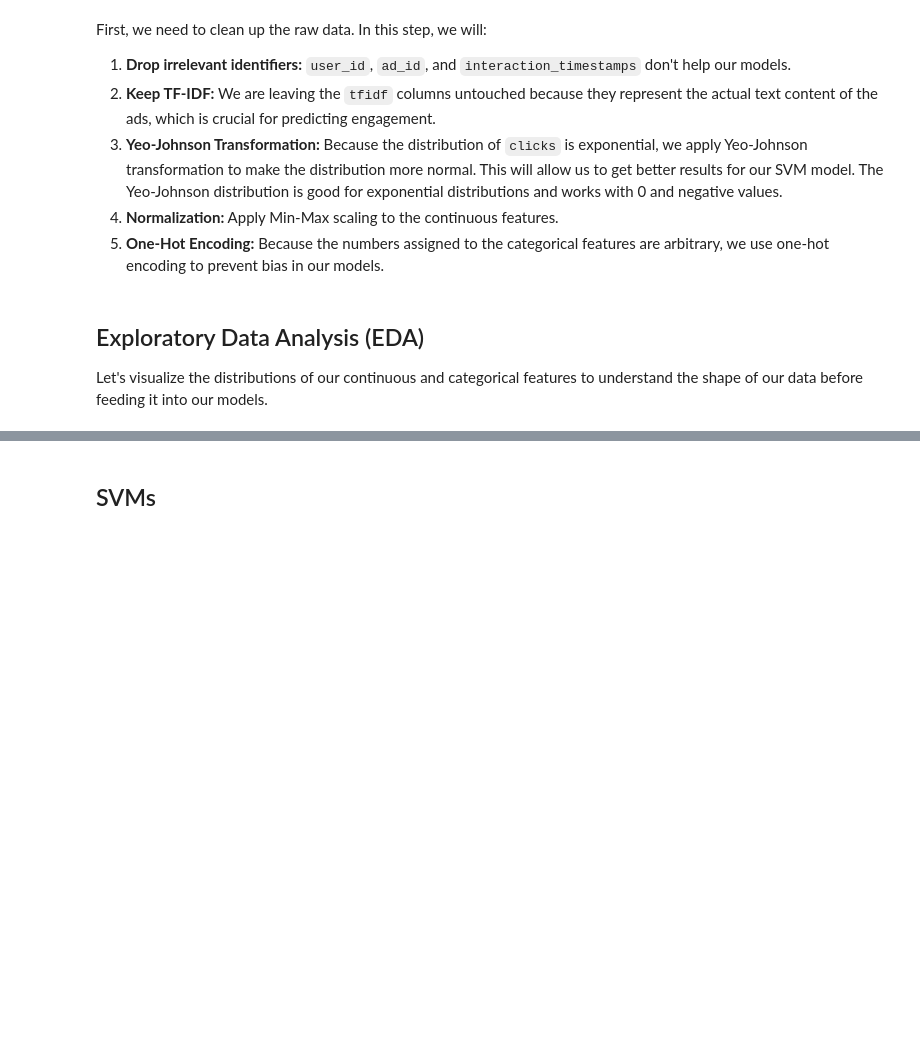
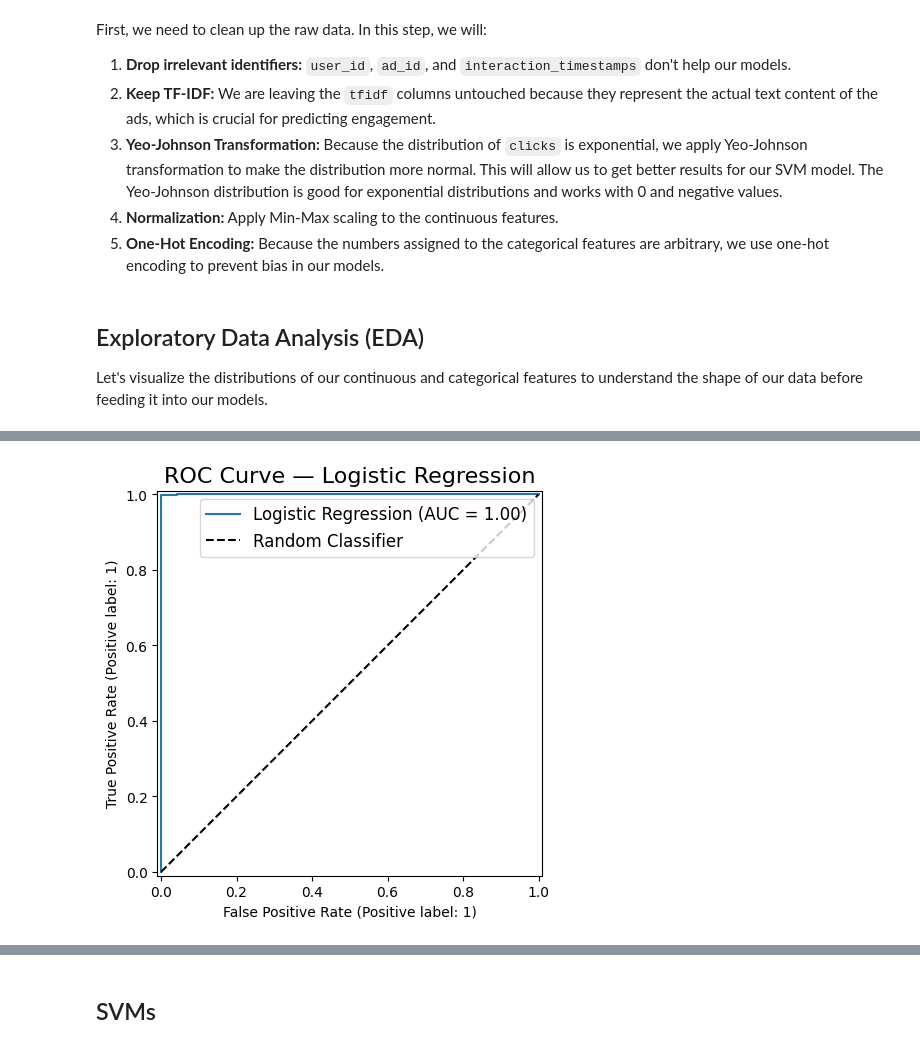
Before and after one commit to DanielDanyang/ECS171-Group10, a Jupyter notebook: final_project.ipynb, the cells around one changed output, grey strips where cells are left out. Saved outputs shown, nothing was run; the diff lists cells and outputs as text; code cells hidden in the pictures; blank space fills up the shorter version.

```diff
--- a/final_project.ipynb
+++ b/final_project.ipynb
@@ -136,0 +299,10 @@ plt.show()
+# %%
+# ROC curve
+fig, ax = plt.subplots(figsize=(7, 5))
+RocCurveDisplay.from_estimator(best_model, x_test, y_test, ax=ax, name='Logistic Regression')
+ax.plot([0, 1], [0, 1], 'k--', label='Random Classifier')
+ax.set_title('ROC Curve — Logistic Regression', fontsize=16)
+ax.legend(fontsize=12)
+plt.show()
+# %% [output]
+[figure, added]
```
Also changed, not shown: parts of 14 cells of this notebook.
